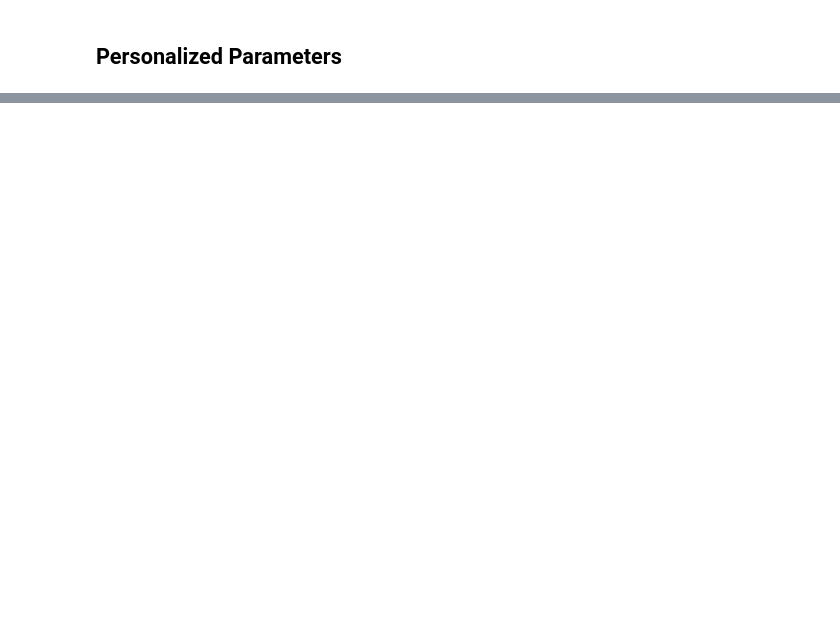
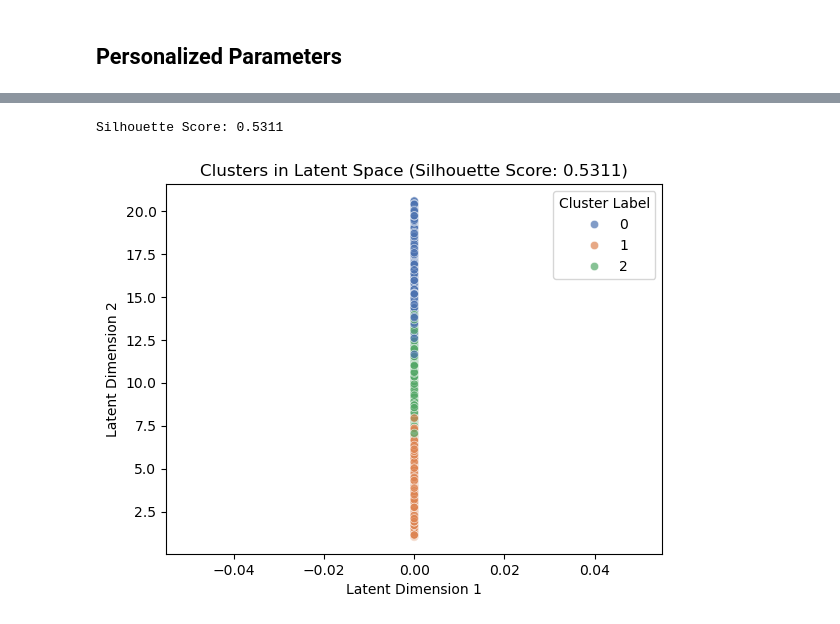
Before and after one commit to kinjal-mitra/AlkalineElectrolyser, a Jupyter notebook: AutoEncoderModel_Notebook.ipynb, the cells around one changed output, grey strips where cells are left out. Drawn from its saved outputs; the diff is of its cells as text; code cells hidden in the pictures; blank space fills up the shorter version.

```diff
--- a/AutoEncoderModel_Notebook.ipynb
+++ b/AutoEncoderModel_Notebook.ipynb
@@ -651,0 +959,6 @@ Final Test MAE: 0.2088, Test R²: 0.9995
+# %%
+# Extract latent representations using the trained model
+latent_space_representation = extract_latent_space(final_model, data_loader, device)
+
+# Visualize the latent space representation
+visualize_latent_space(latent_space_representation, target_values=df["Hydrogen Evolution Rate"].values)
@@ -651,0 +986,6 @@ Final Test MAE: 0.2088, Test R²: 0.9995
+# %%
+# Analyze clusters in the latent space representation
+analyze_clusters(latent_space_representation)
+# %% [output]
+Silhouette Score: 0.5311
+[figure, added]
```
Also changed, not shown: parts of 29 cells of this notebook.
